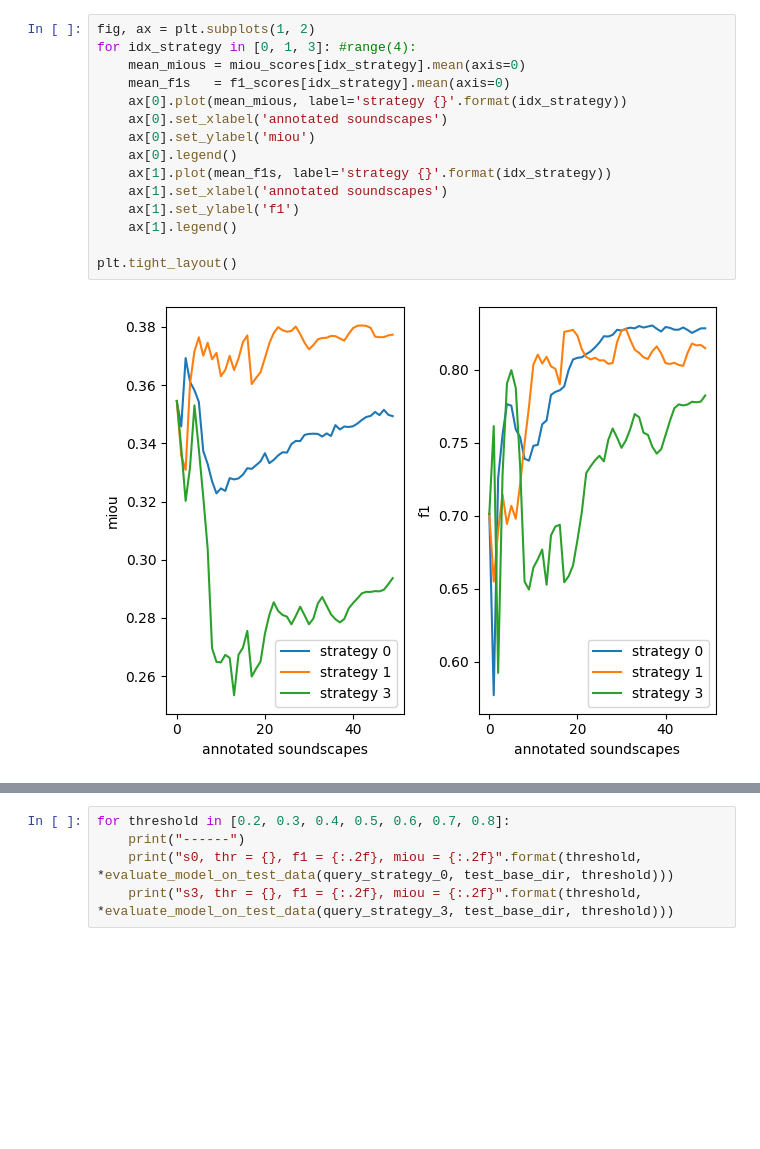
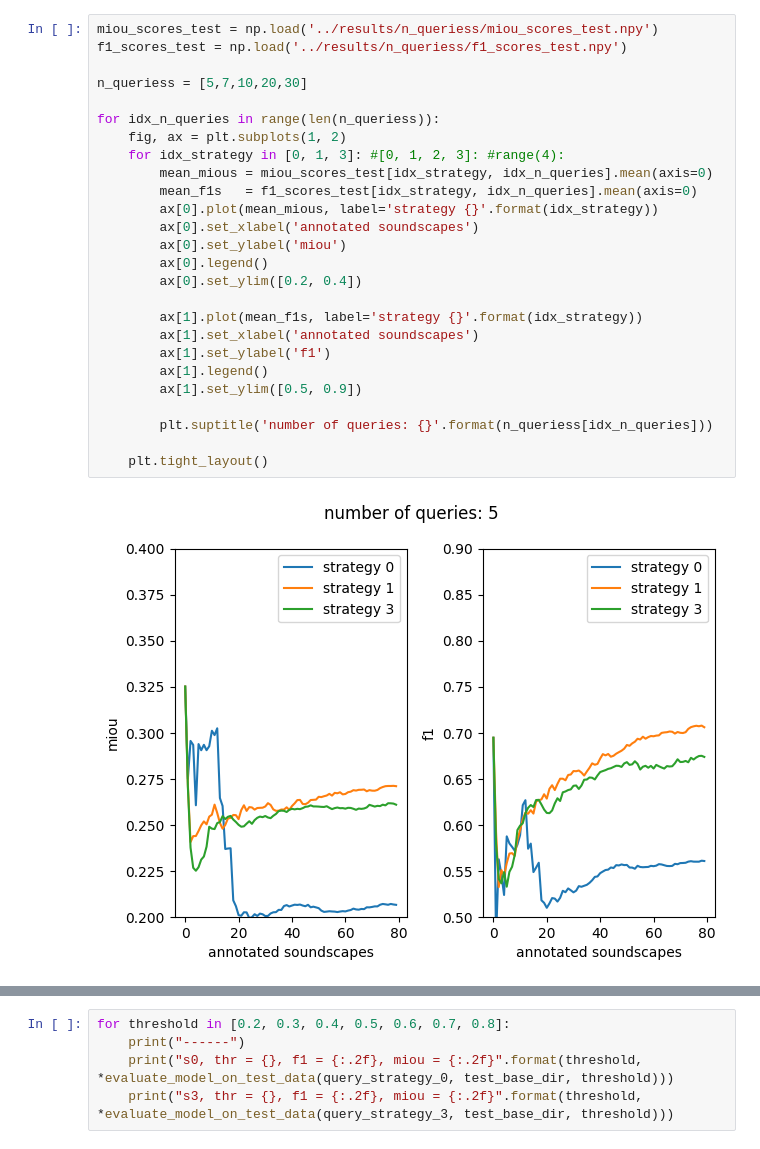
Before and after one commit to johnmartinsson/adaptive-change-point-detection, a Jupyter notebook: notebooks/optimal_adaptive_cost_analysis.ipynb, the cells around one changed output, grey strips where cells are left out. Cells and saved outputs as stored; diff of their text form; blank space fills up the shorter version.

```diff
--- a/notebooks/optimal_adaptive_cost_analysis.ipynb
+++ b/notebooks/optimal_adaptive_cost_analysis.ipynb
@@ -328,17 +37,28 @@ Opt. strategy, f1 = 1.000         , miou = 1.000
 # %%
-fig, ax = plt.subplots(1, 2)
-for idx_strategy in [0, 1, 3]: #range(4):
-    mean_mious = miou_scores[idx_strategy].mean(axis=0)
-    mean_f1s   = f1_scores[idx_strategy].mean(axis=0)
-    ax[0].plot(mean_mious, label='strategy {}'.format(idx_strategy))
-    ax[0].set_xlabel('annotated soundscapes')
-    ax[0].set_ylabel('miou')
-    ax[0].legend()
-    ax[1].plot(mean_f1s, label='strategy {}'.format(idx_strategy))
-    ax[1].set_xlabel('annotated soundscapes')
-    ax[1].set_ylabel('f1')
-    ax[1].legend()
+miou_scores_test = np.load('../results/n_queriess/miou_scores_test.npy')
+f1_scores_test = np.load('../results/n_queriess/f1_scores_test.npy')
 
-plt.tight_layout()
+n_queriess = [5,7,10,20,30]
+
+for idx_n_queries in range(len(n_queriess)):
+    fig, ax = plt.subplots(1, 2)
+    for idx_strategy in [0, 1, 3]: #[0, 1, 2, 3]: #range(4):
+        mean_mious = miou_scores_test[idx_strategy, idx_n_queries].mean(axis=0)
+        mean_f1s   = f1_scores_test[idx_strategy, idx_n_queries].mean(axis=0)
+        ax[0].plot(mean_mious, label='strategy {}'.format(idx_strategy))
+        ax[0].set_xlabel('annotated soundscapes')
+        ax[0].set_ylabel('miou')
+        ax[0].legend()
+        ax[0].set_ylim([0.2, 0.4])
+
+        ax[1].plot(mean_f1s, label='strategy {}'.format(idx_strategy))
+        ax[1].set_xlabel('annotated soundscapes')
+        ax[1].set_ylabel('f1')
+        ax[1].legend()
+        ax[1].set_ylim([0.5, 0.9])
+
+        plt.suptitle('number of queries: {}'.format(n_queriess[idx_n_queries]))
+
+    plt.tight_layout()
 # %% [output]
-[figure, old version]
+[figure, new version]
```
Also changed, not shown: parts of 7 cells of this notebook, 1 other file.
